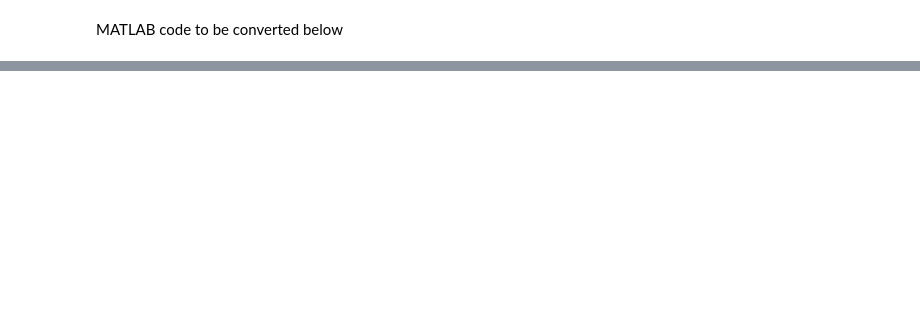
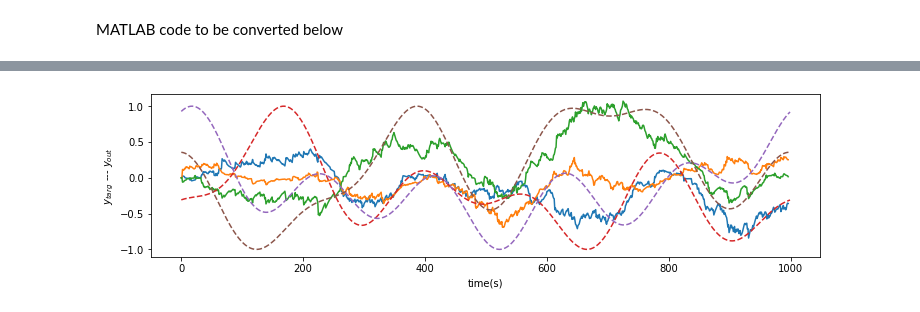
Before and after one commit to cristianocapone/LTTB, a Jupyter notebook: 3D-trajectory.ipynb, the cells around one changed output, grey strips where cells are left out. Drawn from its saved outputs; the diff is of its cells as text; code cells hidden in the pictures; blank space fills up the shorter version.

```diff
--- a/3D-trajectory.ipynb
+++ b/3D-trajectory.ipynb
@@ -240,0 +147,70 @@ array([[-2.48565536, -2.48565536, -2.48565536, ..., -2.48565536,
+# %%
+## Training Rec
+
+gamma = 10.
+def f(x,gamma):
+    return np.exp(x*gamma)/(np.exp(x*gamma)+1)
+#f1 = @(x)(gamma*exp(gamma*x))./(exp(gamma*x)+1)-(gamma*exp(2*gamma*x))./(exp(gamma*x)+1).^2;
+
+apicalFactorTrain = 1
+apicalFactorTest = 0
+
+nIterRec = 20
+
+eta_out = 0.01
+eta = 10.
+etaW = .0
+
+for iter in range(nIterRec):
+
+    ###### Online-Training
+
+    #initialize simulation
+
+    lttb.initialize(par)
+
+    #run simulation
+    dH = 0
+
+    for t in range(lttb.T-2):
+
+        lttb.step(apicalFactor = apicalFactorTrain)
+
+        dH = dH*(1-dt/tau_m) + dt/tau_m*lttb.S_filt[:,t]
+        #DJ = .2*np.outer(( lttb.B_filt[:,t+1] - lttb.B_filt_rec[:,t+1] ) ,dH)
+        #DJ = np.outer(( S_apic_targ[:,t+1] - f(lttb.VapicRec[:,t],gamma) )*(1-S_apic_targ[:,t]) ,dH)
+        DJ = np.outer(( lttb.S_apic_dist[:,t+1] - f(lttb.VapicRec[:,t],gamma) )*(1-lttb.S_apic_dist[:,t]) ,dH)
+        lttb.J =  lttb.J + eta*DJ
+
+        #SR = [:,1:-2]
+        SR = lttb.B_filt_rec[:,t+1]
+        Y = lttb.Jout@SR
+        DJRO = np.outer(lttb.y_targ[:,t+1] - Y,SR.T)
+        lttb.Jout =  lttb.Jout + eta_out*DJRO
+    #print(DJ)
+
+    ###### Test
+
+    lttb.initialize(par)
+
+    #run simulation
+
+    for t in range(lttb.T-2):
+
+        lttb.step(apicalFactor = apicalFactorTest)
+
+    SR = lttb.B_filt_rec[:,1:-2]
+    Y = lttb.Jout@SR
+    mse_rec_train = np.std(lttb.y_targ[:,1:-2] - Y)**2
+
+    print(mse_rec_train)
+
+#mse, Y = lttb.train_ro(par,out_epochs = 1)
+
+plt.figure(figsize=(12, 3))
+plt.plot(Y.T)
+plt.plot(lttb.y_targ.T,'--')
+plt.xlabel('time(s)')
+plt.ylabel('$y_{targ}$ --- $y_{out}$')
+plt.show()
+# %% [output]
@@ -240,0 +237 @@ array([[-2.48565536, -2.48565536, -2.48565536, ..., -2.48565536,
+[figure, added]
```
Also changed, not shown: parts of 9 cells of this notebook, 1 other file.
